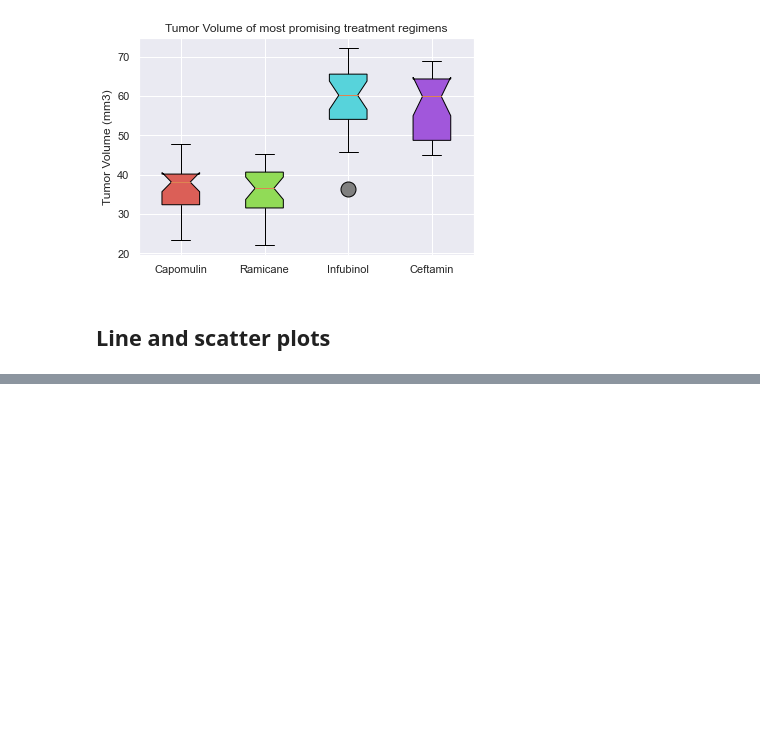
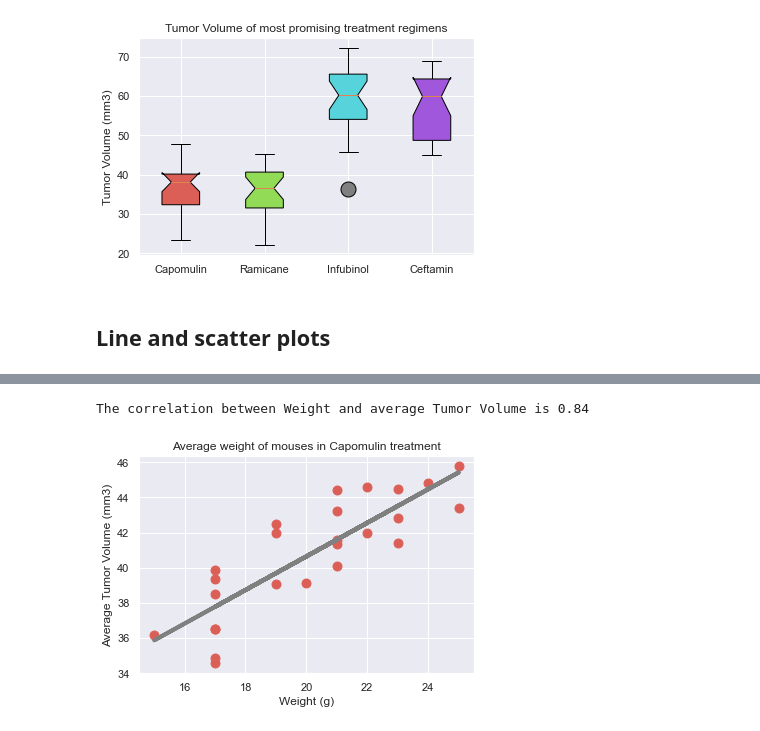
Before and after one commit to cckuqui/Matplotlib-challenge, a Jupyter notebook: main.ipynb, the cells around one changed output, grey strips where cells are left out. Drawn from its saved outputs; the diff is of its cells as text; code cells hidden in the pictures; blank space fills up the shorter version.

```diff
--- a/main.ipynb
+++ b/main.ipynb
@@ -188,0 +218,5 @@ plt.show()
+# %%
+# Isolating Capomulin Drug Treatment data by mouse
+mouse_capo = mouse_results.loc[mouse_results['Drug Regimen']=='Capomulin']
+permouse_capo = mouse_capo.groupby('Mouse ID').mean()
+permouse_capo
@@ -189,2 +242,30 @@ plt.show()
+# %%
+# Calculate the correlation coefficient and linear regression model for mouse weight and average tumor volume for the Capomulin regimen
+linear_regression = st.linregress(
+    permouse_capo['Weight (g)'],
+    permouse_capo['Tumor Volume (mm3)']
+)
+
+capo_fit = linear_regression[0] * permouse_capo['Weight (g)'] + linear_regression[1]
+corr = round(st.pearsonr(permouse_capo['Weight (g)'],permouse_capo['Tumor Volume (mm3)'])[0],2)
+# %%
+# Plot scatter points for each mouse and the correlation between the weight and the tumor volumen
+permouse_capo.plot.scatter(
+    x = 'Weight (g)',
+    y = 'Tumor Volume (mm3)',
+    c = sns.color_palette("hls", 1),
+    s = 80
+)
+
+print(f"The correlation between Weight and average Tumor Volume is {corr}")
+plt.plot(permouse_capo['Weight (g)'],capo_fit,color='gray',linewidth=4)
+plt.title('Average weight of mouses in Capomulin treatment')
+plt.xlabel('Weight (g)')
+plt.ylabel('Average Tumor Volume (mm3)')
+
+plt.show()
+# %% [output]
+The correlation between Weight and average Tumor Volume is 0.84
+[figure, added]
 # %%
 # Generate a line plot of time point versus tumor volume for a mouse treated with Capomulin
```
Also changed, not shown: parts of 9 cells of this notebook.
